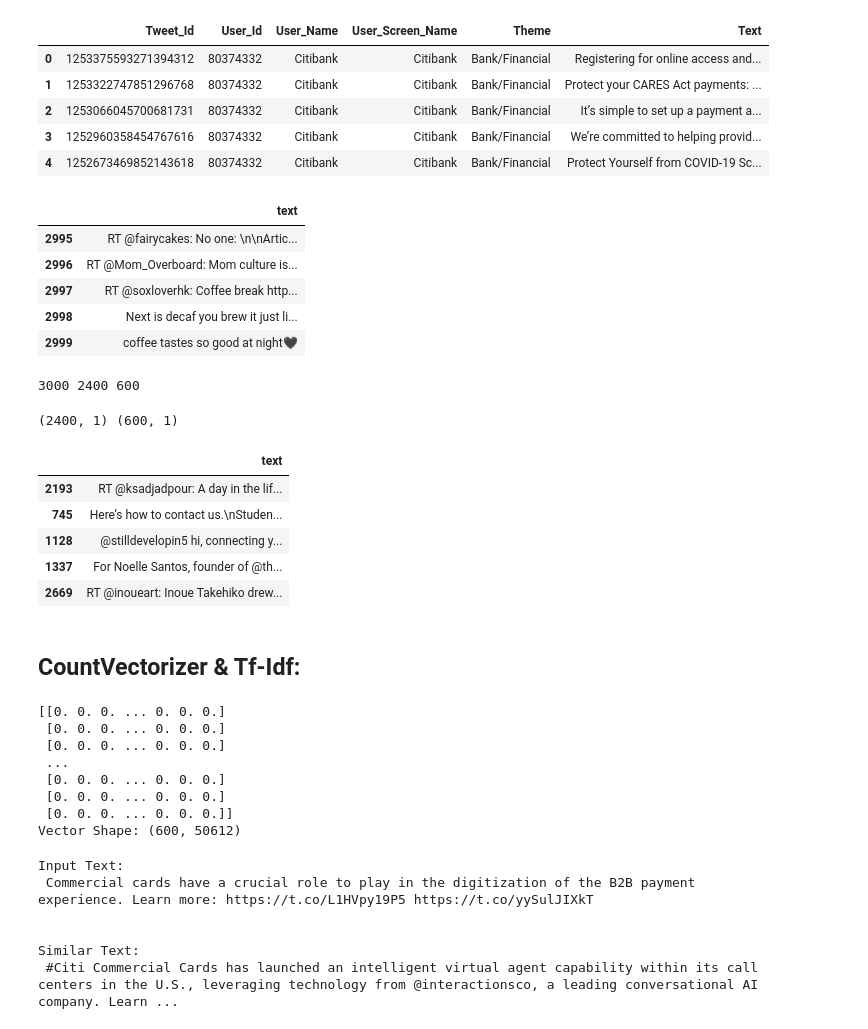
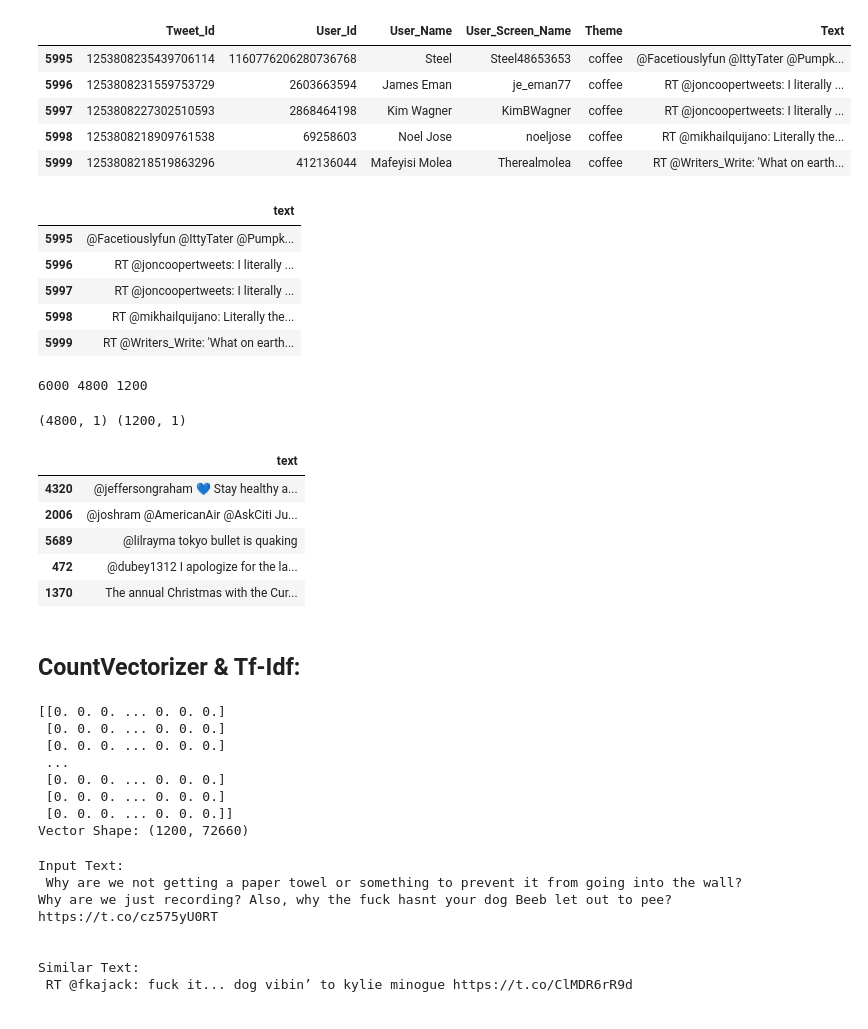
Before and after one commit to cbikkanur/twitter, a Jupyter notebook: documentSimilarity_TfIdf.ipynb, the cells around one changed output. Drawn from its saved outputs; the diff is of its cells as text; code cells hidden in the pictures.

```diff
--- a/documentSimilarity_TfIdf.ipynb
+++ b/documentSimilarity_TfIdf.ipynb
@@ -21,24 +21,30 @@ warnings.filterwarnings('ignore')
 # %%
-df_tweets = pd.read_csv('./tweets_04232020.csv', sep=',',header=0, encoding='utf-8', index_col = 0)
-df_tweets.head()
+all_files = ['./tweets_04232020.csv', './tweets_04242020.csv']
+
+df_list = []
+for filename in all_files:
+    df_list.append(pd.read_csv(filename, sep=',',header=0, encoding='utf-8', index_col = 0))
+
+df_tweets = pd.concat(df_list, ignore_index=True)
+df_tweets.tail()
 # %% [output]
 |  | Tweet_Id | User_Id | User_Name | User_Screen_Name | Theme | Text |
-| 0 | 1253375593271394312 | 80374332 | Citibank | Citibank | Bank/Financial | Registering for online access and... |
-| 1 | 1253322747851296768 | 80374332 | Citibank | Citibank | Bank/Financial | Protect your CARES Act payments: ... |
-| 2 | 1253066045700681731 | 80374332 | Citibank | Citibank | Bank/Financial | It’s simple to set up a payment a... |
-| 3 | 1252960358454767616 | 80374332 | Citibank | Citibank | Bank/Financial | We’re committed to helping provid... |
-| 4 | 1252673469852143618 | 80374332 | Citibank | Citibank | Bank/Financial | Protect Yourself from COVID-19 Sc... |
+| 5995 | 1253808235439706114 | 1160776206280736768 | Steel | Steel48653653 | coffee | @Facetiouslyfun @IttyTater @Pumpk... |
+| 5996 | 1253808231559753729 | 2603663594 | James Eman | je_eman77 | coffee | RT @joncoopertweets: I literally ... |
+| 5997 | 1253808227302510593 | 2868464198 | Kim Wagner | KimBWagner | coffee | RT @joncoopertweets: I literally ... |
+| 5998 | 1253808218909761538 | 69258603 | Noel Jose | noeljose | coffee | RT @mikhailquijano: Literally the... |
+| 5999 | 1253808218519863296 | 412136044 | Mafeyisi Molea | Therealmolea | coffee | RT @Writers_Write: 'What on earth... |
 # %%
 df = pd.DataFrame()
 df['text'] = df_tweets['Text']
 df.tail()
 # %% [output]
 |  | text |
-| 2995 | RT @fairycakes: No one: \n\nArtic... |
-| 2996 | RT @Mom_Overboard: Mom culture is... |
-| 2997 | RT @soxloverhk: Coffee break http... |
-| 2998 | Next is decaf you brew it just li... |
-| 2999 | coffee tastes so good at night🖤 |
+| 5995 | @Facetiouslyfun @IttyTater @Pumpk... |
+| 5996 | RT @joncoopertweets: I literally ... |
+| 5997 | RT @joncoopertweets: I literally ... |
+| 5998 | RT @mikhailquijano: Literally the... |
+| 5999 | RT @Writers_Write: 'What on earth... |
 # %%
 total_indices_size = df.shape[0]
 train_size = 0.8
@@ -50,19 +56,19 @@ total_indices_array = np.array([x for x in range(total_indices_size)])
 np.random.shuffle(total_indices_array)
 train_indices, test_indices = total_indices_array[:train_indices_size], total_indices_array[train_indices_size:]
 # %% [output]
-3000 2400 600
+6000 4800 1200
 # %%
 train_set, test_set = df.loc[train_indices], df.loc[test_indices]
 print(train_set.shape, test_set.shape)
 train_set[:5]
 # %% [output]
-(2400, 1) (600, 1)
+(4800, 1) (1200, 1)
 |  | text |
-| 2193 | RT @ksadjadpour: A day in the lif... |
-| 745 | Here’s how to contact us.\nStuden... |
-| 1128 | @stilldevelopin5 hi, connecting y... |
-| 1337 | For Noelle Santos, founder of @th... |
-| 2669 | RT @inoueart: Inoue Takehiko drew... |
+| 4320 | @jeffersongraham 💙 Stay healthy a... |
+| 2006 | @joshram @AmericanAir @AskCiti Ju... |
+| 5689 | @lilrayma tokyo bullet is quaking |
+| 472 | @dubey1312 I apologize for the la... |
+| 1370 | The annual Christmas with the Cur... |
 # %% [markdown]
 ## CountVectorizer & Tf-Idf:
 # %%
@@ -85,7 +91,7 @@ print("Vector Shape:", tf_idf_test_matrix.shape)
  [0. 0. 0. ... 0. 0. 0.]
  [0. 0. 0. ... 0. 0. 0.]
  [0. 0. 0. ... 0. 0. 0.]]
-Vector Shape: (600, 50612)
+Vector Shape: (1200, 72660)
 # %%
 # Sanity check
 cosine_similarities = cosine_similarity(tf_idf_test_matrix[2], tf_idf_train_matrix).flatten()
@@ -96,11 +102,11 @@ print("\nInput Text:\n", df_tweets.loc[test_indices[2], "Text"], "\n")
 print("\nSimilar Text:\n", df_tweets.loc[top_tweet_Indices, "Text"], "\n")
 # %% [output]
 Input Text:
- Commercial cards have a crucial role to play in the digitization of the B2B payment experience. Learn more: https://t.co/L1HVpy19P5 https://t.co/yySulJIXkT
+ Why are we not getting a paper towel or something to prevent it from going into the wall? Why are we just recording? Also, why the fuck hasnt your dog Beeb let out to pee? https://t.co/cz575yU0RT
 
 
 Similar Text:
- #Citi Commercial Cards has launched an intelligent virtual agent capability within its call centers in the U.S., leveraging technology from @interactionsco, a leading conversational AI company. Learn ...
+ RT @fkajack: fuck it... dog vibin’ to kylie minogue https://t.co/ClMDR6rR9d
 # %%
 def find_similar(tf_idf_train_matrix, train_indices, tf_idf_test_matrix, test_indices, test_set_df, df_tweets):
     similar_text_list = []
```
Also changed, not shown: parts of 3 cells of this notebook.
